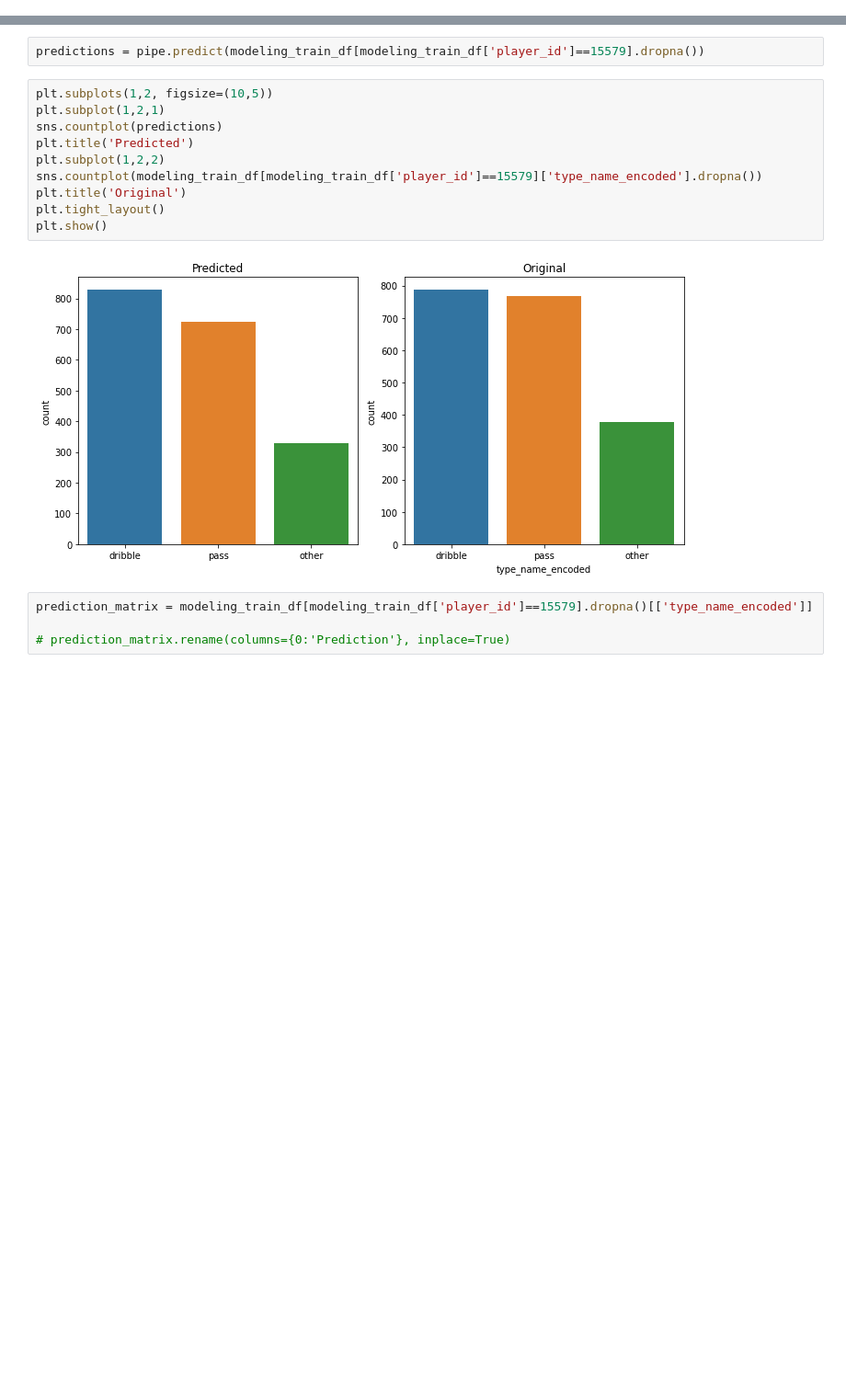
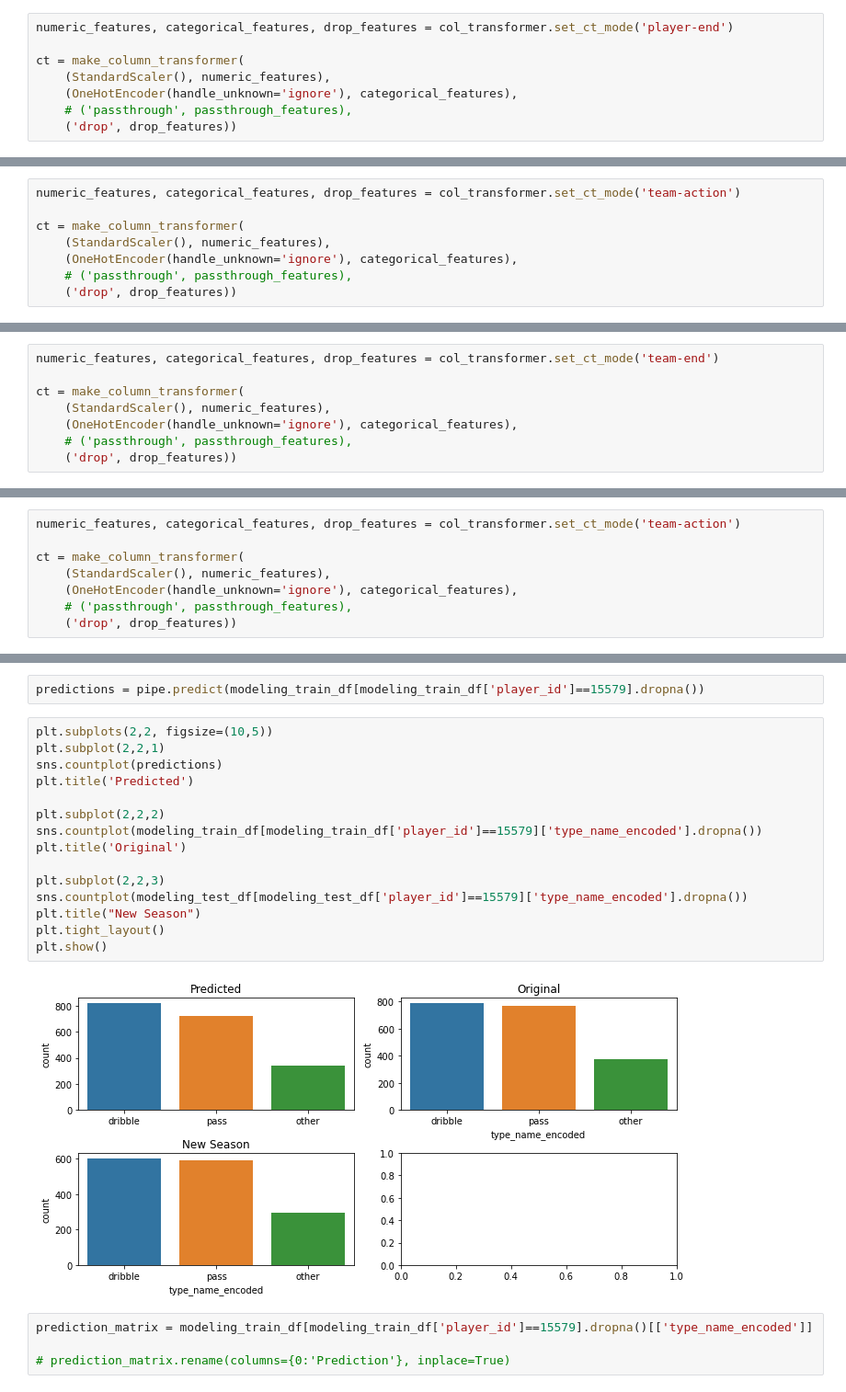
Before and after one commit to alexmihalache/Football-Analytics-Capstone---BrainStation-Final-Project, a Jupyter notebook: 4 - Baseline Models & Modelling Approach.ipynb, the cells around one changed output, grey strips where cells are left out. Shown at 92% size. Drawn from its saved outputs; the diff is of its cells as text; blank space fills up the shorter version.

Commit message:
Modeling updates and created pre_processing_utils

```diff
--- a/4 - Baseline Models & Modelling Approach.ipynb
+++ b/4 - Baseline Models & Modelling Approach.ipynb
@@ -520,5 +379,13 @@ print(pipe.score(X_test, y_test_type))
 # %% [markdown]
 ### Predict next end zone
+# %%
+numeric_features, categorical_features, drop_features = col_transformer.set_ct_mode('player-end')
+
+ct = make_column_transformer(
+    (StandardScaler(), numeric_features),
+    (OneHotEncoder(handle_unknown='ignore'), categorical_features),
+    # ('passthrough', passthrough_features),
+    ('drop', drop_features))
 # %%
 pipe = make_pipeline(ct, LogisticRegression())
 pipe.fit(X_train, y_train_end_zone)
@@ -567,6 +459,14 @@ y_train_end_zone = team_train_set['end_pitch_zone']
 X_test = team_test_set.drop(columns=['type_name_encoded', 'end_pitch_zone'])
 y_test_type = team_test_set['type_name_encoded']
 y_test_end_zone = team_test_set['end_pitch_zone']
+# %%
+numeric_features, categorical_features, drop_features = col_transformer.set_ct_mode('team-action')
+
+ct = make_column_transformer(
+    (StandardScaler(), numeric_features),
+    (OneHotEncoder(handle_unknown='ignore'), categorical_features),
+    # ('passthrough', passthrough_features),
+    ('drop', drop_features))
 # %% [markdown]
 #### Baseline Models - Team Next-action
 # %%
@@ -596,5 +504,13 @@ print(pipe.score(X_test, y_test_type))
 # %% [markdown]
 #### Baseline Models - Team end zone
+# %%
+numeric_features, categorical_features, drop_features = col_transformer.set_ct_mode('team-end')
+
+ct = make_column_transformer(
+    (StandardScaler(), numeric_features),
+    (OneHotEncoder(handle_unknown='ignore'), categorical_features),
+    # ('passthrough', passthrough_features),
+    ('drop', drop_features))
 # %%
 pipe = make_pipeline(ct, LogisticRegression())
 pipe.fit(X_train, y_train_end_zone)
@@ -707,6 +590,14 @@ y_train_end_zone = team_train_set['end_pitch_zone']
 X_test = team_test_set.drop(columns=['type_name_encoded', 'end_pitch_zone'])
 y_test_type = team_test_set['type_name_encoded']
 y_test_end_zone = team_test_set['end_pitch_zone']
+# %%
+numeric_features, categorical_features, drop_features = col_transformer.set_ct_mode('team-action')
+
+ct = make_column_transformer(
+    (StandardScaler(), numeric_features),
+    (OneHotEncoder(handle_unknown='ignore'), categorical_features),
+    # ('passthrough', passthrough_features),
+    ('drop', drop_features))
 # %%
 pipe = make_pipeline(ct, DecisionTreeClassifier())
 pipe.fit(X_train, y_train_type)
@@ -736,17 +623,22 @@ modeling_train_df[modeling_train_df['player_id']==15579].shape
 # %%
 predictions = pipe.predict(modeling_train_df[modeling_train_df['player_id']==15579].dropna())
 # %%
-plt.subplots(1,2, figsize=(10,5))
-plt.subplot(1,2,1)
+plt.subplots(2,2, figsize=(10,5))
+plt.subplot(2,2,1)
 sns.countplot(predictions)
 plt.title('Predicted')
-plt.subplot(1,2,2)
+
+plt.subplot(2,2,2)
 sns.countplot(modeling_train_df[modeling_train_df['player_id']==15579]['type_name_encoded'].dropna())
 plt.title('Original')
+
+plt.subplot(2,2,3)
+sns.countplot(modeling_test_df[modeling_test_df['player_id']==15579]['type_name_encoded'].dropna())
+plt.title("New Season")
 plt.tight_layout()
 plt.show()
 # %% [output]
-[figure, old version]
+[figure, new version]
 # %%
 prediction_matrix = modeling_train_df[modeling_train_df['player_id']==15579].dropna()[['type_name_encoded']]
 
```
Also changed, not shown: parts of 72 cells of this notebook, 6 other files.
